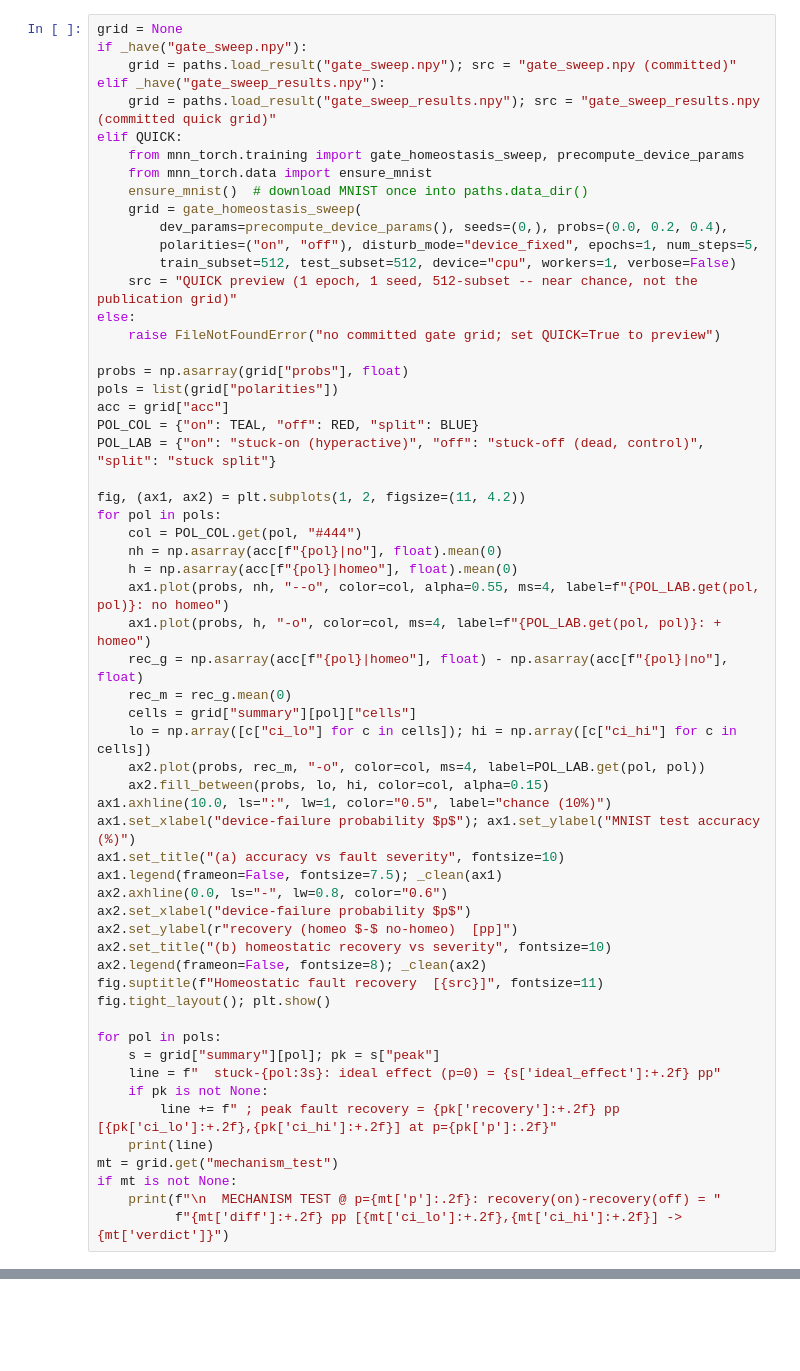
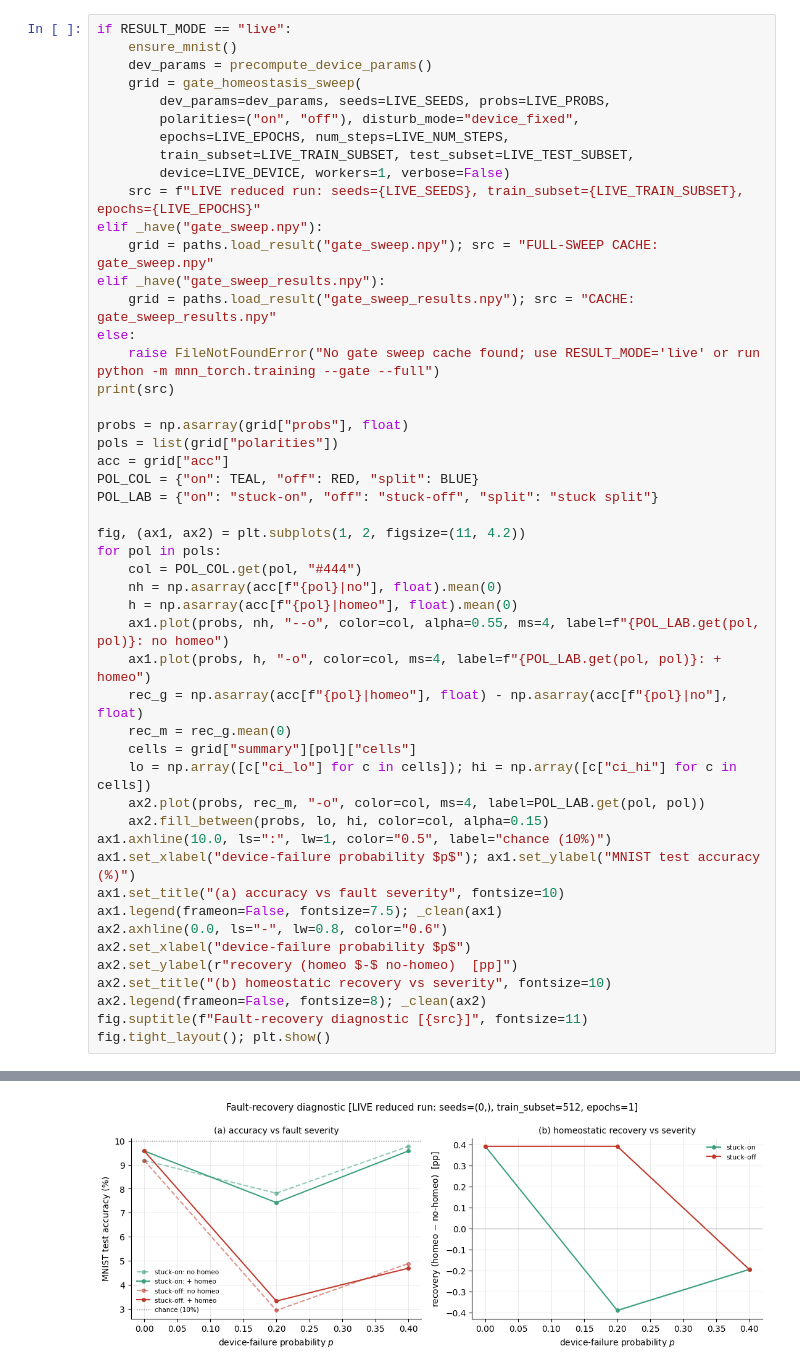
Before and after one commit to hyperionx/mnn-torch, a Jupyter notebook: experiments/homeostasis.ipynb, the cells around one changed output, grey strips where cells are left out. Saved outputs shown, nothing was run; the diff lists cells and outputs as text; blank space fills up the shorter version.

Commit message:
chore: commit updated experiments, package source, and result grids

```diff
--- a/experiments/homeostasis.ipynb
+++ b/experiments/homeostasis.ipynb
@@ -27,26 +52,27 @@ print("data/results:", paths.results_dir())
 # %%
-grid = None
-if _have("gate_sweep.npy"):
-    grid = paths.load_result("gate_sweep.npy"); src = "gate_sweep.npy (committed)"
+if RESULT_MODE == "live":
+    ensure_mnist()
+    dev_params = precompute_device_params()
+    grid = gate_homeostasis_sweep(
+        dev_params=dev_params, seeds=LIVE_SEEDS, probs=LIVE_PROBS,
+        polarities=("on", "off"), disturb_mode="device_fixed",
+        epochs=LIVE_EPOCHS, num_steps=LIVE_NUM_STEPS,
+        train_subset=LIVE_TRAIN_SUBSET, test_subset=LIVE_TEST_SUBSET,
+        device=LIVE_DEVICE, workers=1, verbose=False)
+    src = f"LIVE reduced run: seeds={LIVE_SEEDS}, train_subset={LIVE_TRAIN_SUBSET}, epochs={LIVE_EPOCHS}"
+elif _have("gate_sweep.npy"):
+    grid = paths.load_result("gate_sweep.npy"); src = "FULL-SWEEP CACHE: gate_sweep.npy"
 elif _have("gate_sweep_results.npy"):
-    grid = paths.load_result("gate_sweep_results.npy"); src = "gate_sweep_results.npy (committed quick grid)"
-elif QUICK:
-    from mnn_torch.training import gate_homeostasis_sweep, precompute_device_params
-    from mnn_torch.data import ensure_mnist
-    ensure_mnist()  # download MNIST once into paths.data_dir()
-    grid = gate_homeostasis_sweep(
-        dev_params=precompute_device_params(), seeds=(0,), probs=(0.0, 0.2, 0.4),
-        polarities=("on", "off"), disturb_mode="device_fixed", epochs=1, num_steps=5,
-        train_subset=512, test_subset=512, device="cpu", workers=1, verbose=False)
-    src = "QUICK preview (1 epoch, 1 seed, 512-subset -- near chance, not the publication grid)"
+    grid = paths.load_result("gate_sweep_results.npy"); src = "CACHE: gate_sweep_results.npy"
 else:
-    raise FileNotFoundError("no committed gate grid; set QUICK=True to preview")
+    raise FileNotFoundError("No gate sweep cache found; use RESULT_MODE='live' or run python -m mnn_torch.training --gate --full")
+print(src)
 
 probs = np.asarray(grid["probs"], float)
 pols = list(grid["polarities"])
 acc = grid["acc"]
 POL_COL = {"on": TEAL, "off": RED, "split": BLUE}
-POL_LAB = {"on": "stuck-on (hyperactive)", "off": "stuck-off (dead, control)", "split": "stuck split"}
+POL_LAB = {"on": "stuck-on", "off": "stuck-off", "split": "stuck split"}
 
 fig, (ax1, ax2) = plt.subplots(1, 2, figsize=(11, 4.2))
 for pol in pols:
@@ -70,16 +96,6 @@ ax2.set_xlabel("device-failure probability $p$")
 ax2.set_ylabel(r"recovery (homeo $-$ no-homeo)  [pp]")
 ax2.set_title("(b) homeostatic recovery vs severity", fontsize=10)
 ax2.legend(frameon=False, fontsize=8); _clean(ax2)
-fig.suptitle(f"Homeostatic fault recovery  [{src}]", fontsize=11)
+fig.suptitle(f"Fault-recovery diagnostic [{src}]", fontsize=11)
 fig.tight_layout(); plt.show()
-
-for pol in pols:
-    s = grid["summary"][pol]; pk = s["peak"]
-    line = f"  stuck-{pol:3s}: ideal effect (p=0) = {s['ideal_effect']:+.2f} pp"
-    if pk is not None:
-        line += f" ; peak fault recovery = {pk['recovery']:+.2f} pp [{pk['ci_lo']:+.2f},{pk['ci_hi']:+.2f}] at p={pk['p']:.2f}"
-    print(line)
-mt = grid.get("mechanism_test")
-if mt is not None:
-    print(f"\n  MECHANISM TEST @ p={mt['p']:.2f}: recovery(on)-recovery(off) = "
-          f"{mt['diff']:+.2f} pp [{mt['ci_lo']:+.2f},{mt['ci_hi']:+.2f}] -> {mt['verdict']}")
+# %% [output]
@@ -86 +103,2 @@ if mt is not None:
+[figure, added]
 # %%
```
Also changed, not shown: parts of 7 cells of this notebook, 32 other files.
